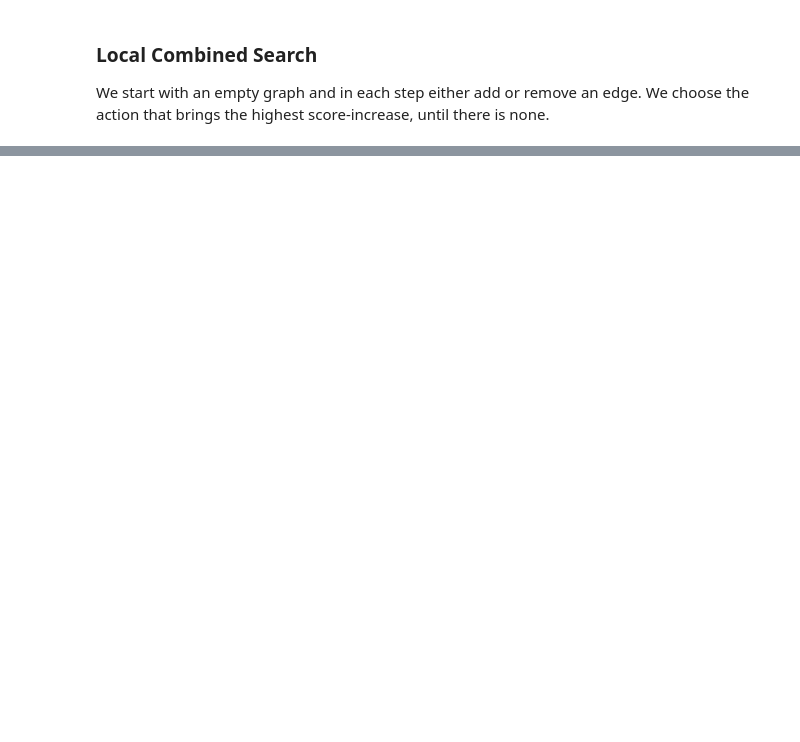
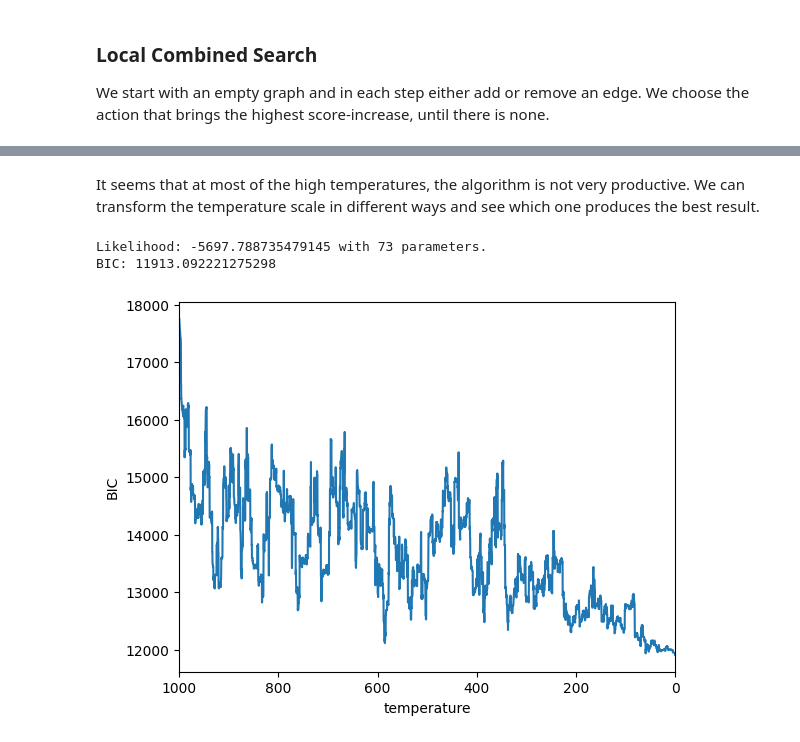
Before and after one commit to toucanmeister/cdsMaster, a Jupyter notebook: Semester 1/Graphische Modelle Lab/Project/project.ipynb, the cells around one changed output, grey strips where cells are left out. Cells and saved outputs as stored; diff of their text form; code cells hidden in the pictures; blank space fills up the shorter version.

```diff
--- a/Semester 1/Graphische Modelle Lab/Project/project.ipynb
+++ b/Semester 1/Graphische Modelle Lab/Project/project.ipynb
@@ -314,14 +305,15 @@ def local_additive_search(data: np.ndarray, metric: Callable) -> np.ndarray:
     """
     Performs a local additive search to find an adjacency matrix for a
     linear gaussian network that fits the data well.
-    It uses 'metric' as a score to evaluate gaussian networks.
+    It uses 'metric' as a score to evaluate gaussian networks, a lower
+    value should correspond to a better model.
     'metric' should take 3 parameters:
         the loglikelihood, the number of parameters and the number of datapoints
     """
     n = data.shape[1]
     adj = np.zeros((n,n))  # start with empty adjacency matrix
     net = GaussNet(adj).fit(data)
-    highest_score = metric(net.loglikelihood(data), net.num_params(), data.shape[0])
+    best_score = metric(net.loglikelihood(data), net.num_params(), data.shape[0])
     found_better_edge = True
 
     while found_better_edge:
@@ -331,8 +323,8 @@ def local_additive_search(data: np.ndarray, metric: Callable) -> np.ndarray:
             adj[edge] = 1  # add edge to graph
             net = GaussNet(adj).fit(data)
             score = metric(net.loglikelihood(data), net.num_params(), data.shape[0])
-            if score > highest_score:  # found a better edge
-                highest_score = score
+            if score < best_score:  # found a better edge
+                best_score = score
                 found_better_edge = True
                 better_edge = edge
             adj[edge] = 0
@@ -392,8 +384,9 @@ def local_combined_search(data: np.ndarray, metric: Callable) -> np.ndarray:
     n = data.shape[1]
     adj = np.zeros((n,n))  # start with empty adjacency matrix
     net = GaussNet(adj).fit(data)
-    highest_score = metric(net.loglikelihood(data), net.num_params(), data.shape[0])
+    best_score = metric(net.loglikelihood(data), net.num_params(), data.shape[0])
     found_better_action = True
+    num_adj_checked = 0
 
     while found_better_action:
         found_better_action = False
@@ -401,15 +394,16 @@ def local_combined_search(data: np.ndarray, metric: Callable) -> np.ndarray:
         edge_removes = [((i,j), EdgeAction.REMOVE) for i in range(n) for j in range(n) if adj[i,j]==1]
         legal_edge_actions = edge_adds + edge_removes
         for (edge, edge_action) in legal_edge_actions:
+            num_adj_checked += 1
             adj = do_action(adj, (edge, edge_action))
             net = GaussNet(adj).fit(data)
             score = metric(net.loglikelihood(data), net.num_params(), data.shape[0])
-            if score > highest_score:  # found a better action
-                highest_score = score
+            if score < best_score:  # found a better action
+                best_score = score
                 found_better_action = True
                 better_action = (edge, edge_action)
             adj = undo_action(adj, (edge, edge_action))
         if found_better_action:
             adj = do_action(adj, better_action)
-    return adj
+    return adj, num_adj_checked
 # %%
@@ -500,0 +538,16 @@ Likelihood: -284575906.5009475 with 45 parameters.
+# %% [markdown]
+It seems that at most of the high temperatures, the algorithm is not very productive.
+We can transform the temperature scale in different ways and see which one produces the best result.
+# %%
+temps = np.arange(4000, 0, -1)
+temps = temps / 4
+adj_annealing_bic, scores = simulated_annealing(data, BIC, temps, 0)
+np.save(f'submissions/annealing_bic_fourth.npy', adj_annealing_bic)
+net = GaussNet(adj_annealing_bic).fit(data)
+print(f'Likelihood: {net.loglikelihood(data)} with {net.num_params()} parameters.')
+print(f'BIC: {scores[-1]}')
+plot_annealing(temps, scores, 'BIC')
+# %% [output]
+Likelihood: -5697.788735479145 with 73 parameters.
+BIC: 11913.092221275298
+[figure, added]
```
Also changed, not shown: parts of 16 cells of this notebook, 10 other files.
